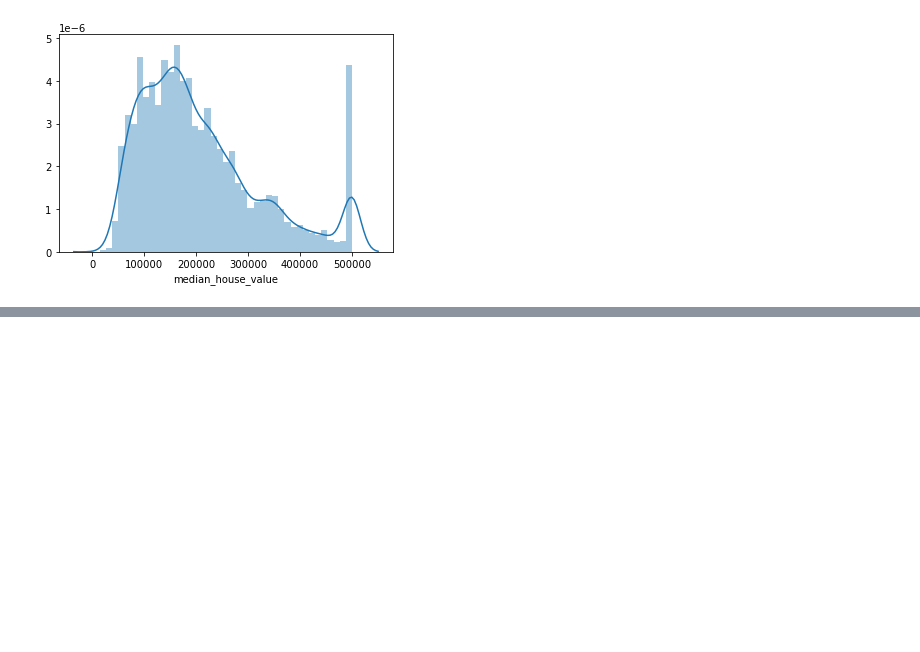
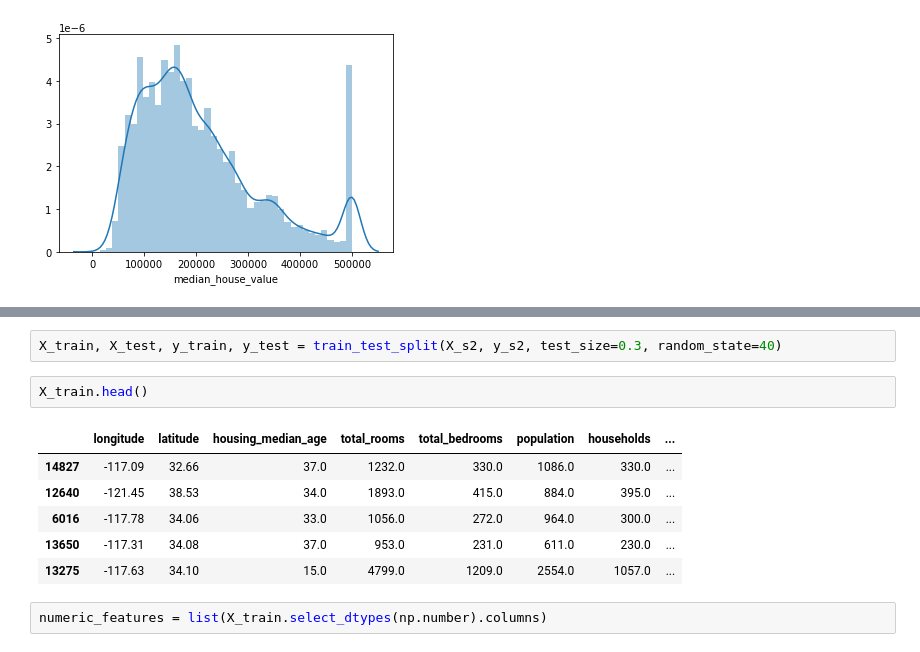
Before and after one commit to lexbrown/California_housing, a Jupyter notebook: Calif_housing.ipynb, the cells around one changed output, grey strips where cells are left out. Saved outputs shown, nothing was run; the diff lists cells and outputs as text; blank space fills up the shorter version.

```diff
--- a/Calif_housing.ipynb
+++ b/Calif_housing.ipynb
@@ -314,0 +342,13 @@ sns.distplot(y_train)
+# %%
+X_train, X_test, y_train, y_test = train_test_split(X_s2, y_s2, test_size=0.3, random_state=40)
+# %%
+X_train.head()
+# %% [output]
+|  | longitude | latitude | housing_median_age | total_rooms | total_bedrooms | population | households | ... |
+| 14827 | -117.09 | 32.66 | 37.0 | 1232.0 | 330.0 | 1086.0 | 330.0 | ... |
+| 12640 | -121.45 | 38.53 | 34.0 | 1893.0 | 415.0 | 884.0 | 395.0 | ... |
+| 6016 | -117.78 | 34.06 | 33.0 | 1056.0 | 272.0 | 964.0 | 300.0 | ... |
+| 13650 | -117.31 | 34.08 | 37.0 | 953.0 | 231.0 | 611.0 | 230.0 | ... |
+| 13275 | -117.63 | 34.10 | 15.0 | 4799.0 | 1209.0 | 2554.0 | 1057.0 | ... |
+# %%
+numeric_features = list(X_train.select_dtypes(np.number).columns)
```
Also changed, not shown: parts of 12 cells of this notebook.
